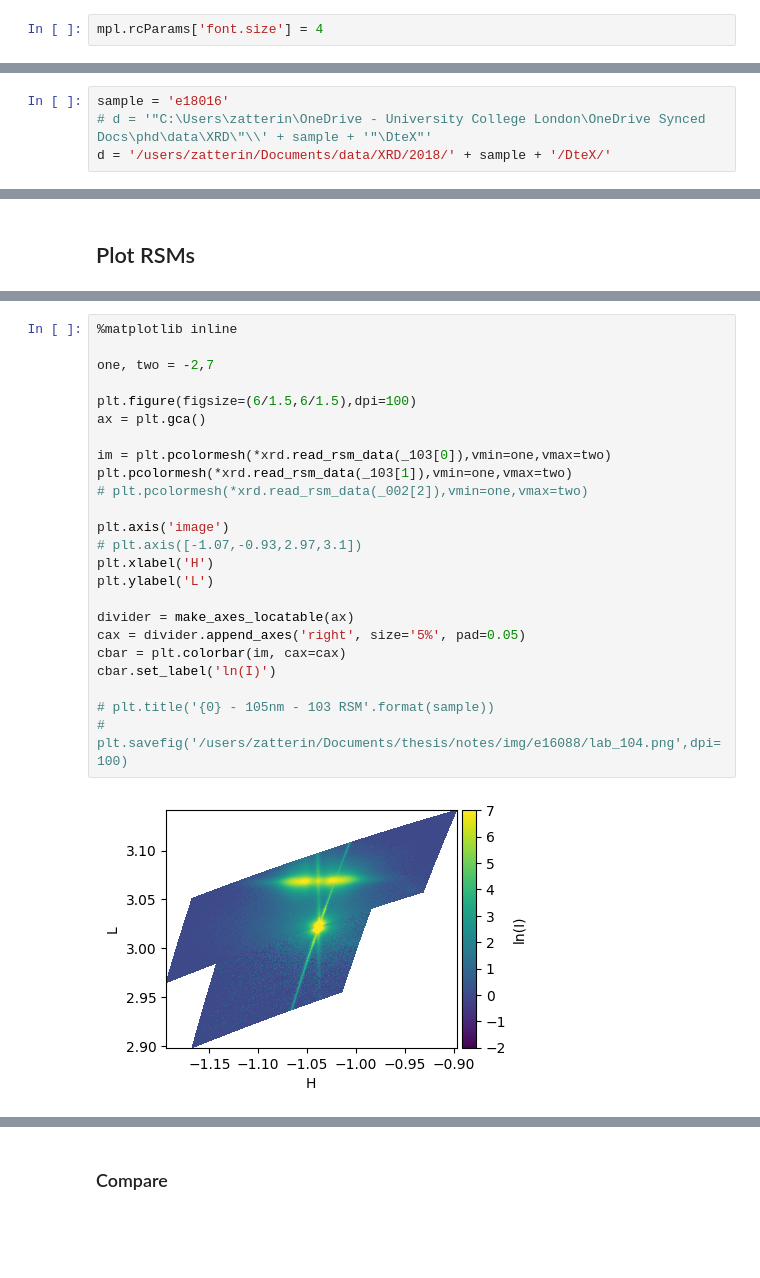
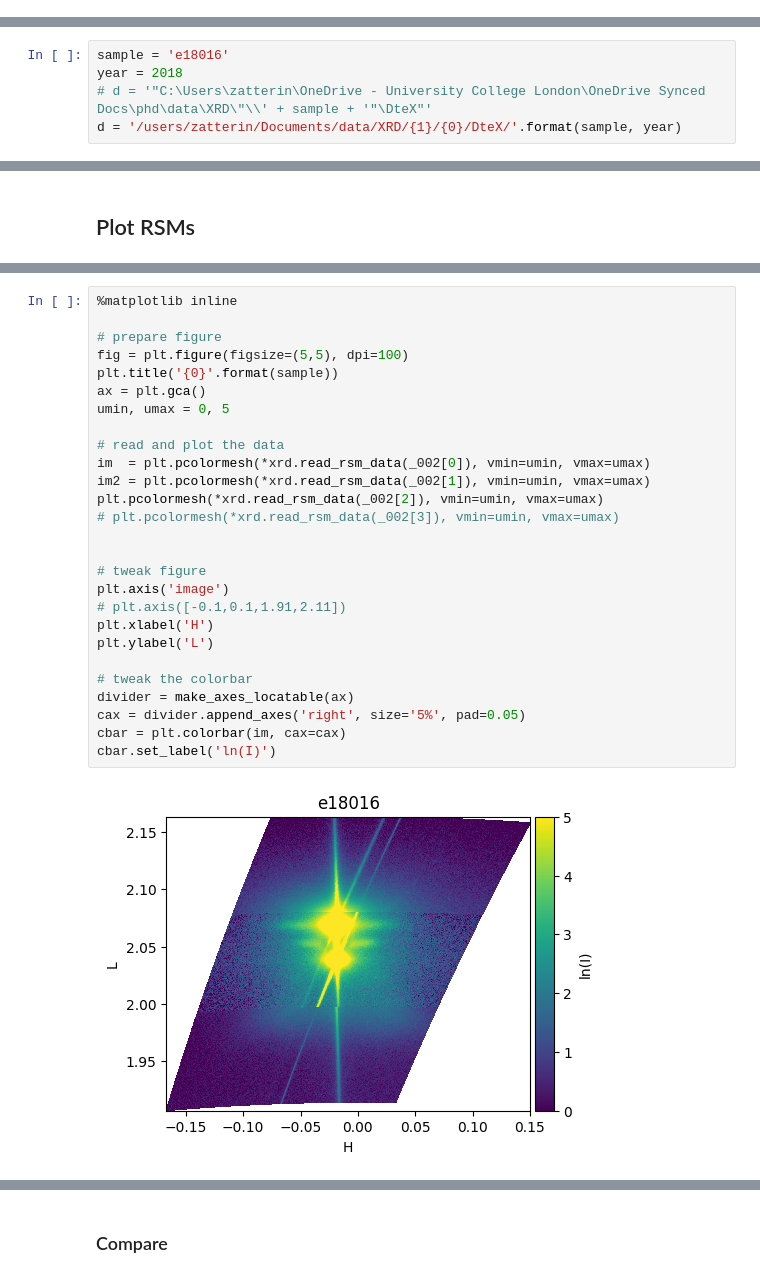
Before and after one commit to ezatterin/notebooks, a Jupyter notebook: xrd/rigaku_rsm.ipynb, the cells around one changed output, grey strips where cells are left out. Drawn from its saved outputs; the diff is of its cells as text; blank space fills up the shorter version.

```diff
--- a/xrd/rigaku_rsm.ipynb
+++ b/xrd/rigaku_rsm.ipynb
@@ -8,5 +8,3 @@ from imp import reload
 from mpl_toolkits.axes_grid1 import make_axes_locatable
 
 %gui qt5
-# %%
-mpl.rcParams['font.size'] = 4
@@ -13,7 +15,8 @@ mpl.rcParams['font.size'] = 4
 # %%
 sample = 'e18016'
+year = 2018
 # d = '"C:\Users\zatterin\OneDrive - University College London\OneDrive Synced Docs\phd\data\XRD\"\\' + sample + '"\DteX"'
-d = '/users/zatterin/Documents/data/XRD/2018/' + sample + '/DteX/'
+d = '/users/zatterin/Documents/data/XRD/{1}/{0}/DteX/'.format(sample, year)
 # %%
 # Linux/Mac OS
 _103 = !ls {d} | grep '103' | grep asc
@@ -49,26 +82,29 @@ _002...2 - e18016_5_002_PTOa_RSM_2-Theta.asc
 # %%
 %matplotlib inline
 
-one, two = -2,7
+# prepare figure
+fig = plt.figure(figsize=(5,5), dpi=100)
+plt.title('{0}'.format(sample))
+ax = plt.gca()
+umin, umax = 0, 5
 
-plt.figure(figsize=(6/1.5,6/1.5),dpi=100)
-ax = plt.gca()
+# read and plot the data
+im  = plt.pcolormesh(*xrd.read_rsm_data(_002[0]), vmin=umin, vmax=umax)
+im2 = plt.pcolormesh(*xrd.read_rsm_data(_002[1]), vmin=umin, vmax=umax)
+plt.pcolormesh(*xrd.read_rsm_data(_002[2]), vmin=umin, vmax=umax)
+# plt.pcolormesh(*xrd.read_rsm_data(_002[3]), vmin=umin, vmax=umax)
 
-im = plt.pcolormesh(*xrd.read_rsm_data(_103[0]),vmin=one,vmax=two)
-plt.pcolormesh(*xrd.read_rsm_data(_103[1]),vmin=one,vmax=two)
-# plt.pcolormesh(*xrd.read_rsm_data(_002[2]),vmin=one,vmax=two)
 
+# tweak figure
 plt.axis('image')
-# plt.axis([-1.07,-0.93,2.97,3.1])
+# plt.axis([-0.1,0.1,1.91,2.11])
 plt.xlabel('H')
 plt.ylabel('L')
 
+# tweak the colorbar
 divider = make_axes_locatable(ax)
 cax = divider.append_axes('right', size='5%', pad=0.05)
 cbar = plt.colorbar(im, cax=cax)
 cbar.set_label('ln(I)')
-
-# plt.title('{0} - 105nm - 103 RSM'.format(sample))
-# plt.savefig('/users/zatterin/Documents/thesis/notes/img/e16088/lab_104.png',dpi=100)
 # %% [output]
-[figure, old version]
+[figure, new version]
```
Also changed, not shown: parts of 6 cells of this notebook, 4 other files.
